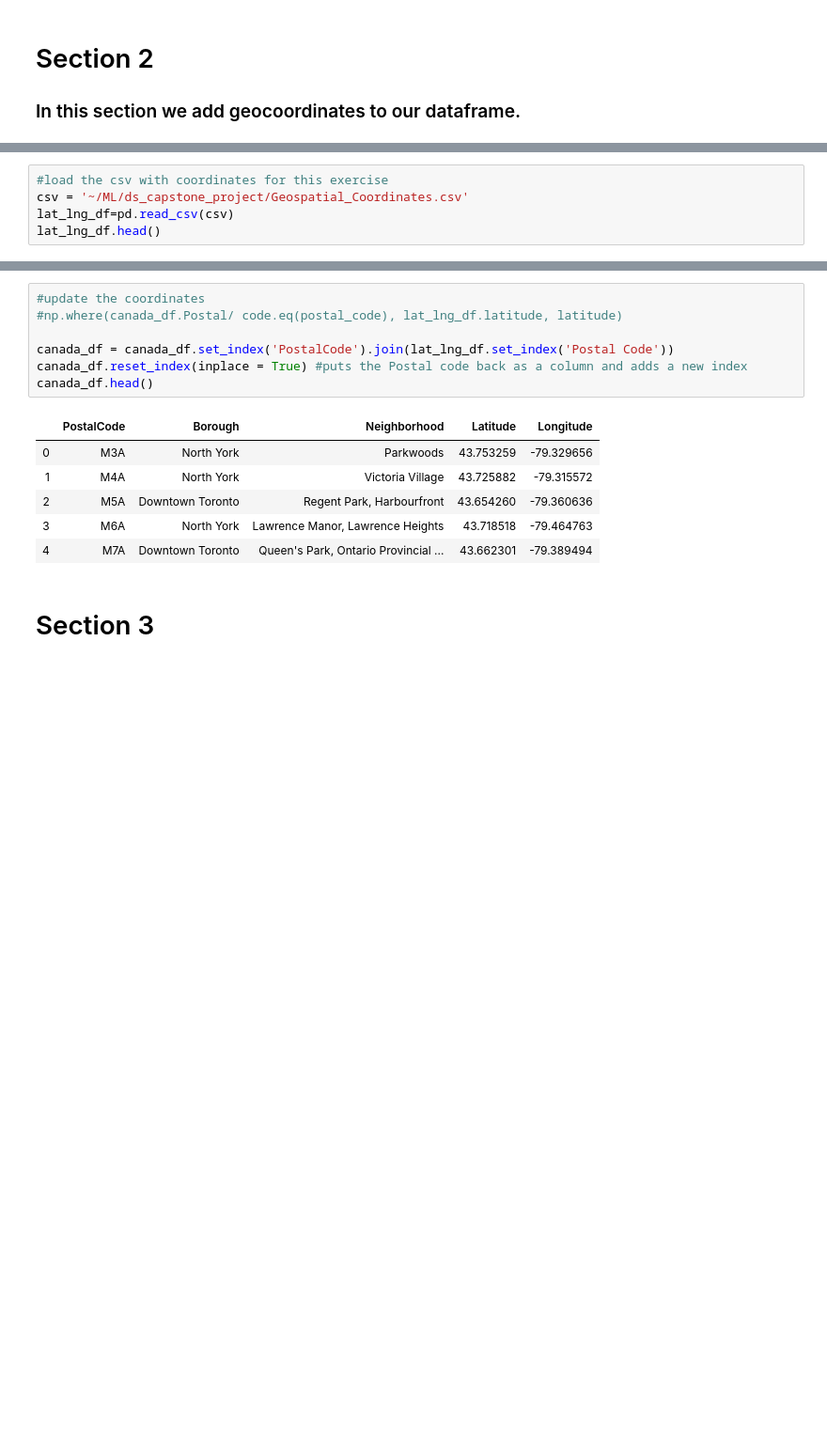
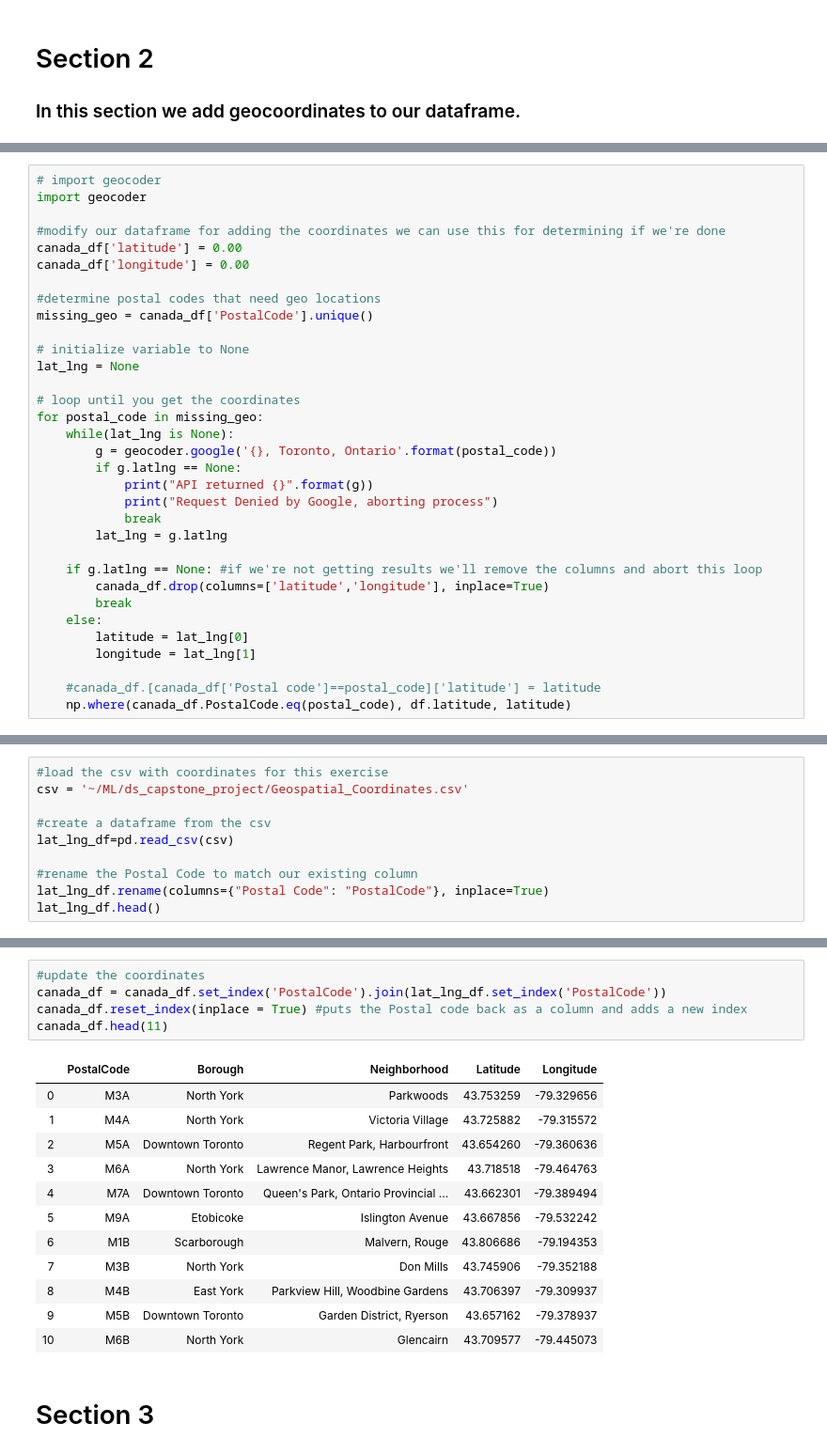
Before and after one commit to chaiclin/coursera_capstone, a Jupyter notebook: Segmenting and Clustering Neighborhoods in Toronto.ipynb, the cells around one changed output, grey strips where cells are left out. Shown at 94% size. Drawn from its saved outputs; the diff is of its cells as text; blank space fills up the shorter version.

```diff
--- a/Segmenting and Clustering Neighborhoods in Toronto.ipynb
+++ b/Segmenting and Clustering Neighborhoods in Toronto.ipynb
@@ -110,0 +84,33 @@ for postal_code in missing_geo:
+# %%
+# import geocoder
+import geocoder
+
+#modify our dataframe for adding the coordinates we can use this for determining if we're done
+canada_df['latitude'] = 0.00
+canada_df['longitude'] = 0.00
+
+#determine postal codes that need geo locations
+missing_geo = canada_df['PostalCode'].unique()
+
+# initialize variable to None
+lat_lng = None
+
+# loop until you get the coordinates
+for postal_code in missing_geo:
+    while(lat_lng is None):
+        g = geocoder.google('{}, Toronto, Ontario'.format(postal_code))
+        if g.latlng == None:
+            print("API returned {}".format(g))
+            print("Request Denied by Google, aborting process")
+            break
+        lat_lng = g.latlng
+
+    if g.latlng == None: #if we're not getting results we'll remove the columns and abort this loop
+        canada_df.drop(columns=['latitude','longitude'], inplace=True)
+        break
+    else:
+        latitude = lat_lng[0]
+        longitude = lat_lng[1]
+
+    #canada_df.[canada_df['Postal code']==postal_code]['latitude'] = latitude
+    np.where(canada_df.PostalCode.eq(postal_code), df.latitude, latitude)
@@ -113,6 +122,11 @@ for postal_code in missing_geo:
 # %%
 #load the csv with coordinates for this exercise
 csv = '~/ML/ds_capstone_project/Geospatial_Coordinates.csv'
+
+#create a dataframe from the csv
 lat_lng_df=pd.read_csv(csv)
+
+#rename the Postal Code to match our existing column
+lat_lng_df.rename(columns={"Postal Code": "PostalCode"}, inplace=True)
 lat_lng_df.head()
 # %% [output]
@@ -124,18 +138,22 @@ lat_lng_df.head()
 | 4 | M1H | 43.773136 | -79.239476 |
 # %%
 #update the coordinates
-#np.where(canada_df.Postal/ code.eq(postal_code), lat_lng_df.latitude, latitude)
-
-canada_df = canada_df.set_index('PostalCode').join(lat_lng_df.set_index('Postal Code'))
+canada_df = canada_df.set_index('PostalCode').join(lat_lng_df.set_index('PostalCode'))
 canada_df.reset_index(inplace = True) #puts the Postal code back as a column and adds a new index
-canada_df.head()
+canada_df.head(11)
 # %% [output]
 |  | PostalCode | Borough | Neighborhood | Latitude | Longitude |
 | 0 | M3A | North York | Parkwoods | 43.753259 | -79.329656 |
 | 1 | M4A | North York | Victoria Village | 43.725882 | -79.315572 |
 | 2 | M5A | Downtown Toronto | Regent Park, Harbourfront | 43.654260 | -79.360636 |
 | 3 | M6A | North York | Lawrence Manor, Lawrence Heights | 43.718518 | -79.464763 |
 | 4 | M7A | Downtown Toronto | Queen's Park, Ontario Provincial ... | 43.662301 | -79.389494 |
+| 5 | M9A | Etobicoke | Islington Avenue | 43.667856 | -79.532242 |
+| 6 | M1B | Scarborough | Malvern, Rouge | 43.806686 | -79.194353 |
+| 7 | M3B | North York | Don Mills | 43.745906 | -79.352188 |
+| 8 | M4B | East York | Parkview Hill, Woodbine Gardens | 43.706397 | -79.309937 |
+| 9 | M5B | Downtown Toronto | Garden District, Ryerson | 43.657162 | -79.378937 |
+| 10 | M6B | North York | Glencairn | 43.709577 | -79.445073 |
 # %% [markdown]
 # Section 3
 # %% [markdown]
```
Also changed, not shown: parts of 12 cells of this notebook.
